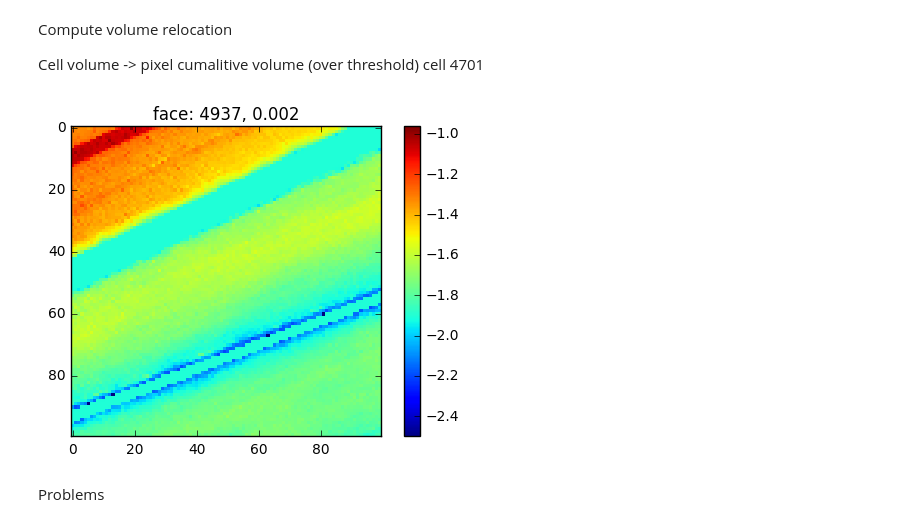
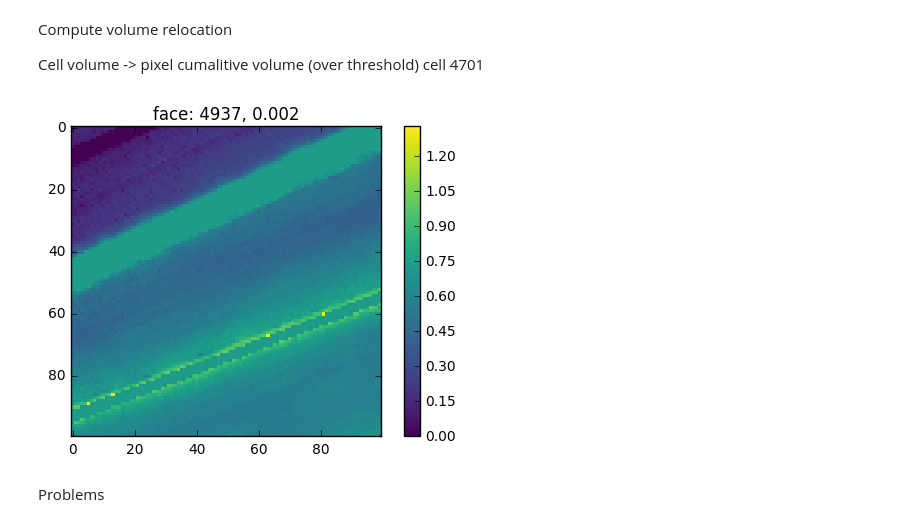
Before and after one commit to openearth/notebooks, a Jupyter notebook: kockengen.ipynb, the cells around one changed output. Saved outputs shown, nothing was run; the diff lists cells and outputs as text; code cells hidden in the pictures.

```diff
--- a/kockengen.ipynb
+++ b/kockengen.ipynb
@@ -221,7 +222,7 @@ for id_, face in zip(idx, tqdm.tqdm_notebook(faces)):
     ]
     dem_i = dem['band'][face_px2slice]
     if not dem_i.mask.all():
-        n, bins = np.histogram(dem_i.flatten(), bins=np.linspace(-2.5, 1.0))
+        n, bins = np.histogram(dem_i.flatten(), bins=20)
         n_cum = np.cumsum(n)
         volume_table = np.abs(affine.a * affine.e) * n_cum * np.diff(bins)
         cum_volume_table = np.cumsum(volume_table)
@@ -267,18 +268,17 @@ Widget Javascript not detected.  It may not be installed properly. Did you enabl
 # %%
 
 
 def plot_waterdepth(face_idx=4937, correction=(0, 2000)):
     import time
     tic = time.time()
     waterdepth_i = subgrid_waterdepth(face_idx, dem=dem, grid=grid, data=data, correction=correction, tables=tables)
     toc = time.time()
-    plt.imshow(tables.ix[face_idx]['dem'], interpolation='none')
-    # plt.imshow(waterdepth_i, cmap='viridis', vmin=0, interpolation='none')
+    plt.imshow(waterdepth_i, cmap='viridis', vmin=0, interpolation='none')
     plt.title("face: %d, %.3f" % (face_idx, toc - tic))
     plt.colorbar()
 _ = interact(plot_waterdepth)
 # %% [output]
-[figure, old version]
+[figure, new version]
 # %% [markdown]
 Problems
 # %%
```
Also changed, not shown: parts of 9 cells of this notebook.
